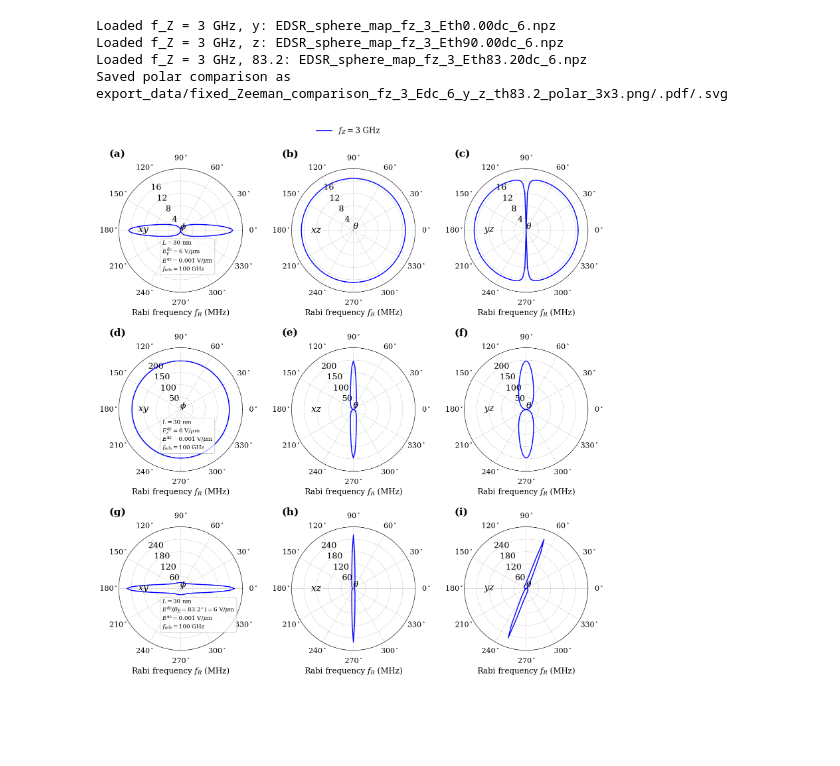
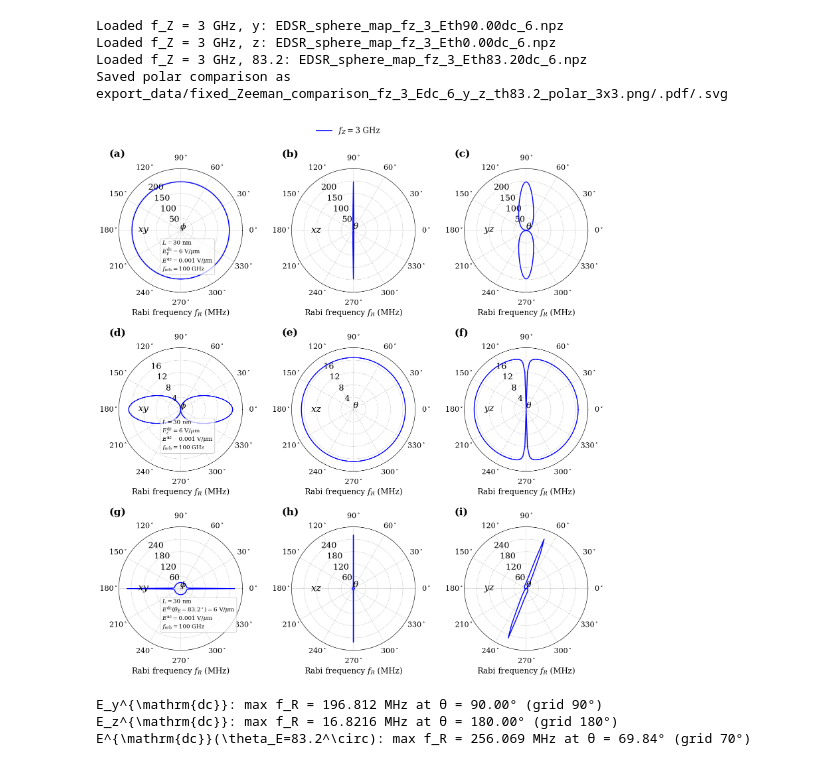
Before and after one commit to anirban8653/Quantum_dot_2H_Ge, a Jupyter notebook: EDSR/plot.ipynb, the cells around one changed output. Drawn from its saved outputs; the diff is of its cells as text; code cells hidden in the pictures; blank space fills up the shorter version.

```diff
--- a/EDSR/plot.ipynb
+++ b/EDSR/plot.ipynb
@@ -26,7 +26,7 @@ from pathlib import Path
 import matplotlib.pyplot as plt
 import numpy as np
 
-# Direction of E^dc in the y-z plane, measured from +y (0 -> E_y, 90 -> E_z).
+# Direction of E^dc in the y-z plane, measured from +z (0 -> E_z, 90 -> E_y).
 # Set to None to use E_dc_dir ("y"/"z") instead.
 E_dc_theta = 90
 
@@ -94,7 +94,7 @@ def numerical_filename(fZ_GHz):
 
 
 def sphere_map_filename(fZ_GHz):
-    """Sphere map written by main_EDSR_sphere_map.py for E^dc at angle E_dc_theta from +y."""
+    """Sphere map written by main_EDSR_sphere_map.py for E^dc at angle E_dc_theta from +z."""
     return data_dir / f"EDSR_sphere_map_fz_{fZ_GHz:g}_Eth{E_dc_theta:.2f}dc_{E_dc_Vum:g}.npz"
 
 
@@ -607,7 +590,7 @@ def add_radial_label(ax, label, fontsize=16, y=-0.13):
 # Load the target-fZ dataset before plotting
 # ==================================================
 
-# One row per case: "y" -> E_y^dc, "z" -> E_z^dc, a number -> E^dc at that angle (deg) from +y in the y-z plane
+# One row per case: "y" -> E_y^dc, "z" -> E_z^dc, a number -> E^dc at that angle (deg) from +z in the y-z plane
 # (taken from the sphere map; uses load_from_sphere_map from the 3x3 cell above).
 E_dc_dirs = ("y", "z", 83.2)
 
@@ -628,8 +611,8 @@ for E_dir in E_dc_dirs:
     if filename is not None and filename.is_file():
         loader = load_fixed_zeeman_data
     else:
-        # no angle-sweep .dat file: fall back to the sphere map (y -> 0 deg, z -> 90 deg from +y)
-        E_theta = {"y": 0.0, "z": 90.0}.get(E_dir, E_dir)
+        # no angle-sweep .dat file: fall back to the sphere map (z -> 0 deg, y -> 90 deg from +z)
+        E_theta = {"y": 90.0, "z": 0.0}.get(E_dir, E_dir)
         filename = data_dir / f"EDSR_sphere_map_fz_{target_fZ_GHz:g}_Eth{E_theta:.2f}dc_{E_dc_Vum:g}.npz"
         loader = load_from_sphere_map
 
@@ -842,36 +825,55 @@ fig.legend(
     frameon=False,
     fontsize=17,
 )
 
 
 # ==================================================
 # Layout and save
 # ==================================================
 
 fig.subplots_adjust(
     left=0.05,
     right=0.97,
     bottom=0.05,
     top=0.93,
     wspace=0.35,
     hspace=0.45,
 )
 
 fz_tag = f"{target_fZ_GHz:g}_Edc_{E_dc_Vum:g}_{'_'.join(case_tag(e) for e in E_dc_dirs)}"
 output_stem = output_dir / f"fixed_Zeeman_comparison_fz_{fz_tag}_polar_{len(E_dc_dirs)}x3"
 
 fig.savefig(f"{output_stem}.png", dpi=300, bbox_inches="tight")
 fig.savefig(f"{output_stem}.pdf", bbox_inches="tight")
 fig.savefig(f"{output_stem}.svg", bbox_inches="tight")
 
 print(f"Saved polar comparison as {output_stem}.png/.pdf/.svg")
 plt.show()
 # %% [output]
-Loaded f_Z = 3 GHz, y: EDSR_sphere_map_fz_3_Eth0.00dc_6.npz
-Loaded f_Z = 3 GHz, z: EDSR_sphere_map_fz_3_Eth90.00dc_6.npz
+Loaded f_Z = 3 GHz, y: EDSR_sphere_map_fz_3_Eth90.00dc_6.npz
+Loaded f_Z = 3 GHz, z: EDSR_sphere_map_fz_3_Eth0.00dc_6.npz
 Loaded f_Z = 3 GHz, 83.2: EDSR_sphere_map_fz_3_Eth83.20dc_6.npz
 Saved polar comparison as export_data/fixed_Zeeman_comparison_fz_3_Edc_6_y_z_th83.2_polar_3x3.png/.pdf/.svg
-[figure, old version]
+[figure, new version]
+# %%
+for E_dir in E_dc_dirs:
+    data = datasets[E_dir]
+    ang, val = data["angle"], data["fR_yz"]
+    half = ang <= 180
+    a, v = ang[half], val[half]
+    i = np.nanargmax(v)
+    if 0 < i < len(v) - 1:  # parabolic refinement
+        y0, y1, y2 = v[i-1], v[i], v[i+1]
+        d = 0.5 * (y0 - y2) / (y0 - 2*y1 + y2)
+        theta = a[i] + d * (a[1] - a[0])
+        fmax = y1 - 0.25 * (y0 - y2) * d
+    else:
+        theta, fmax = a[i], v[i]
+    print(f"{case_label(E_dir)}: max f_R = {fmax:.6g} MHz at θ = {theta:.2f}° (grid {a[i]:g}°)")
+# %% [output]
+E_y^{\mathrm{dc}}: max f_R = 196.812 MHz at θ = 90.00° (grid 90°)
+E_z^{\mathrm{dc}}: max f_R = 16.8216 MHz at θ = 180.00° (grid 180°)
+E^{\mathrm{dc}}(\theta_E=83.2^\circ): max f_R = 256.069 MHz at θ = 69.84° (grid 70°)
 # %%
 # import numpy as np
 # import matplotlib.pyplot as plt
```
Also changed, not shown: parts of 3 cells of this notebook, 26 other files.
